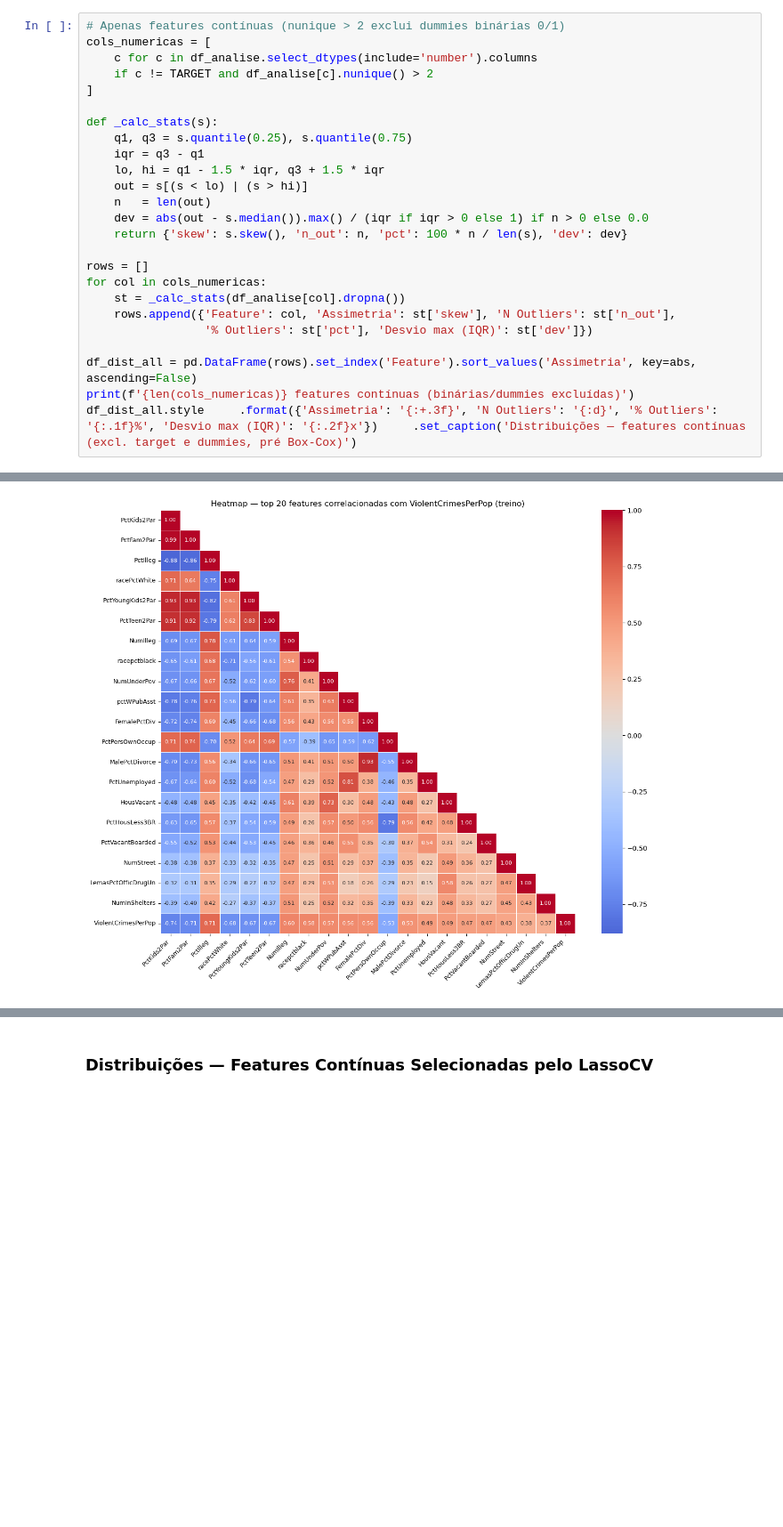
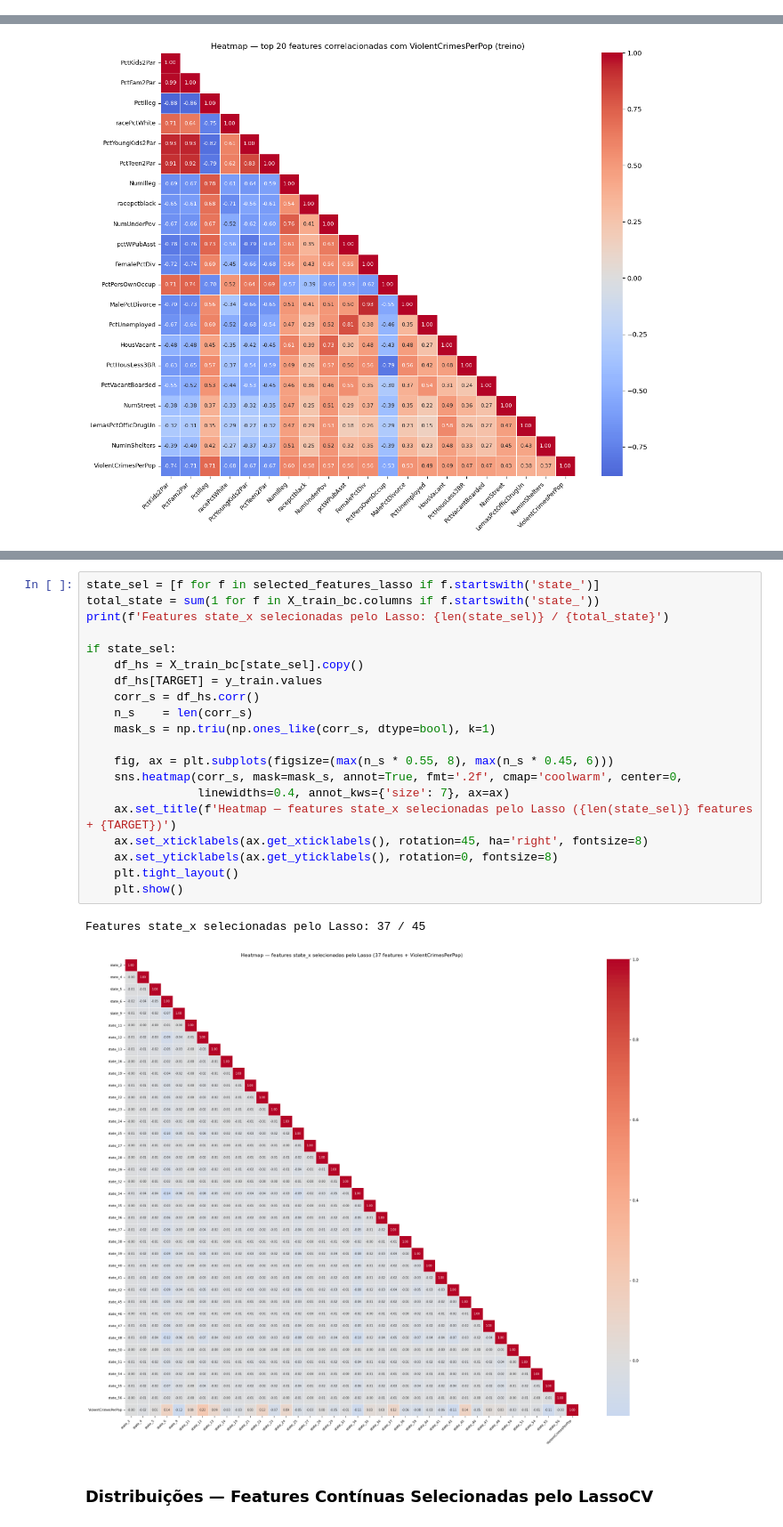
Before and after one commit to KevBoyz/data-science, a Jupyter notebook: Projects/capped-heart-disease/regression.ipynb, the cells around one changed output, grey strips where cells are left out. Shown at 89% size. Cells and saved outputs as stored; diff of their text form; blank space fills up the shorter version.

```diff
--- a/Projects/capped-heart-disease/regression.ipynb
+++ b/Projects/capped-heart-disease/regression.ipynb
@@ -254,25 +257,0 @@ Assimetria e outliers em todas as features antes de qualquer transformação. Id
-# %%
-# Apenas features contínuas (nunique > 2 exclui dummies binárias 0/1)
-cols_numericas = [
-    c for c in df_analise.select_dtypes(include='number').columns
-    if c != TARGET and df_analise[c].nunique() > 2
-]
-
-def _calc_stats(s):
-    q1, q3 = s.quantile(0.25), s.quantile(0.75)
-    iqr = q3 - q1
-    lo, hi = q1 - 1.5 * iqr, q3 + 1.5 * iqr
-    out = s[(s < lo) | (s > hi)]
-    n   = len(out)
-    dev = abs(out - s.median()).max() / (iqr if iqr > 0 else 1) if n > 0 else 0.0
-    return {'skew': s.skew(), 'n_out': n, 'pct': 100 * n / len(s), 'dev': dev}
-
-rows = []
-for col in cols_numericas:
-    st = _calc_stats(df_analise[col].dropna())
-    rows.append({'Feature': col, 'Assimetria': st['skew'], 'N Outliers': st['n_out'],
-                 '% Outliers': st['pct'], 'Desvio max (IQR)': st['dev']})
-
-df_dist_all = pd.DataFrame(rows).set_index('Feature').sort_values('Assimetria', key=abs, ascending=False)
-print(f'{len(cols_numericas)} features contínuas (binárias/dummies excluídas)')
-df_dist_all.style     .format({'Assimetria': '{:+.3f}', 'N Outliers': '{:d}', '% Outliers': '{:.1f}%', 'Desvio max (IQR)': '{:.2f}x'})     .set_caption('Distribuições — features contínuas (excl. target e dummies, pré Box-Cox)')
@@ -418,3 +440,26 @@ plt.show()
+# %%
+state_sel = [f for f in selected_features_lasso if f.startswith('state_')]
+total_state = sum(1 for f in X_train_bc.columns if f.startswith('state_'))
+print(f'Features state_x selecionadas pelo Lasso: {len(state_sel)} / {total_state}')
+
+if state_sel:
+    df_hs = X_train_bc[state_sel].copy()
+    df_hs[TARGET] = y_train.values
+    corr_s = df_hs.corr()
+    n_s    = len(corr_s)
+    mask_s = np.triu(np.ones_like(corr_s, dtype=bool), k=1)
+
+    fig, ax = plt.subplots(figsize=(max(n_s * 0.55, 8), max(n_s * 0.45, 6)))
+    sns.heatmap(corr_s, mask=mask_s, annot=True, fmt='.2f', cmap='coolwarm', center=0,
+                linewidths=0.4, annot_kws={'size': 7}, ax=ax)
+    ax.set_title(f'Heatmap — features state_x selecionadas pelo Lasso ({len(state_sel)} features + {TARGET})')
+    ax.set_xticklabels(ax.get_xticklabels(), rotation=45, ha='right', fontsize=8)
+    ax.set_yticklabels(ax.get_yticklabels(), rotation=0, fontsize=8)
+    plt.tight_layout()
+    plt.show()
+# %% [output]
+Features state_x selecionadas pelo Lasso: 37 / 45
+[figure, added]
 # %% [markdown]
 ### Distribuições — Features Contínuas Selecionadas pelo LassoCV
 # %%
```
Also changed, not shown: parts of 29 cells of this notebook, 1 other file.
